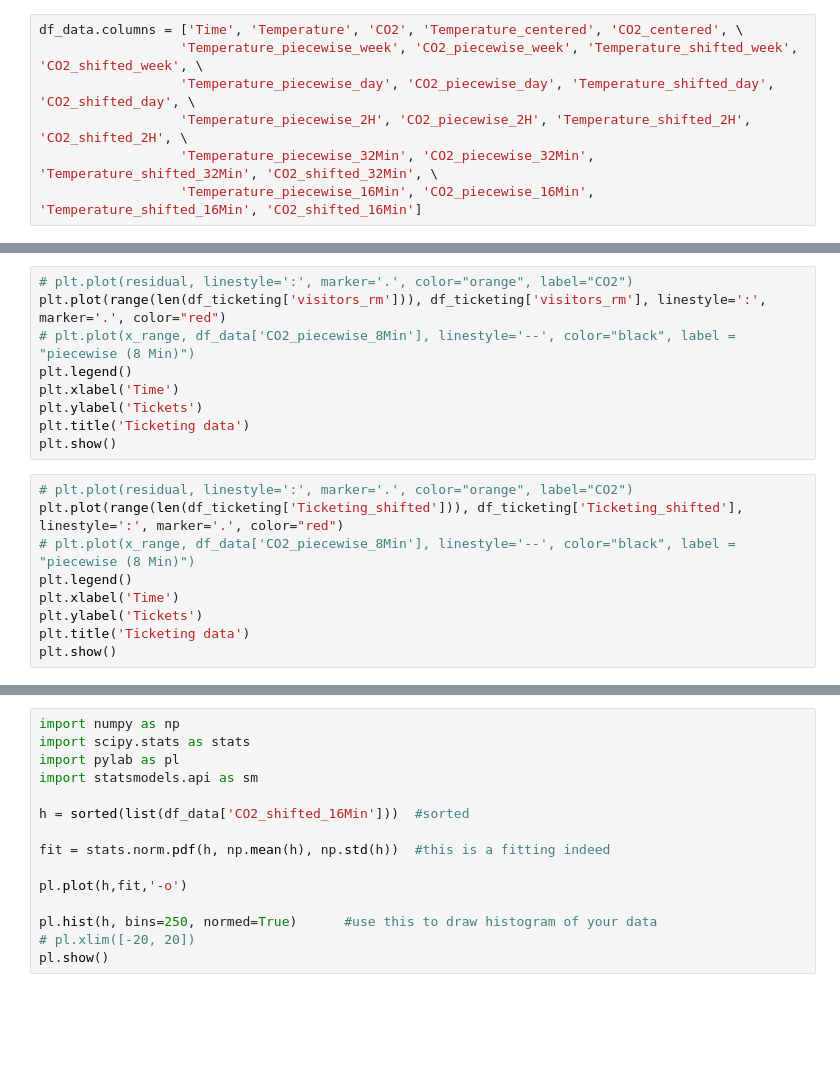
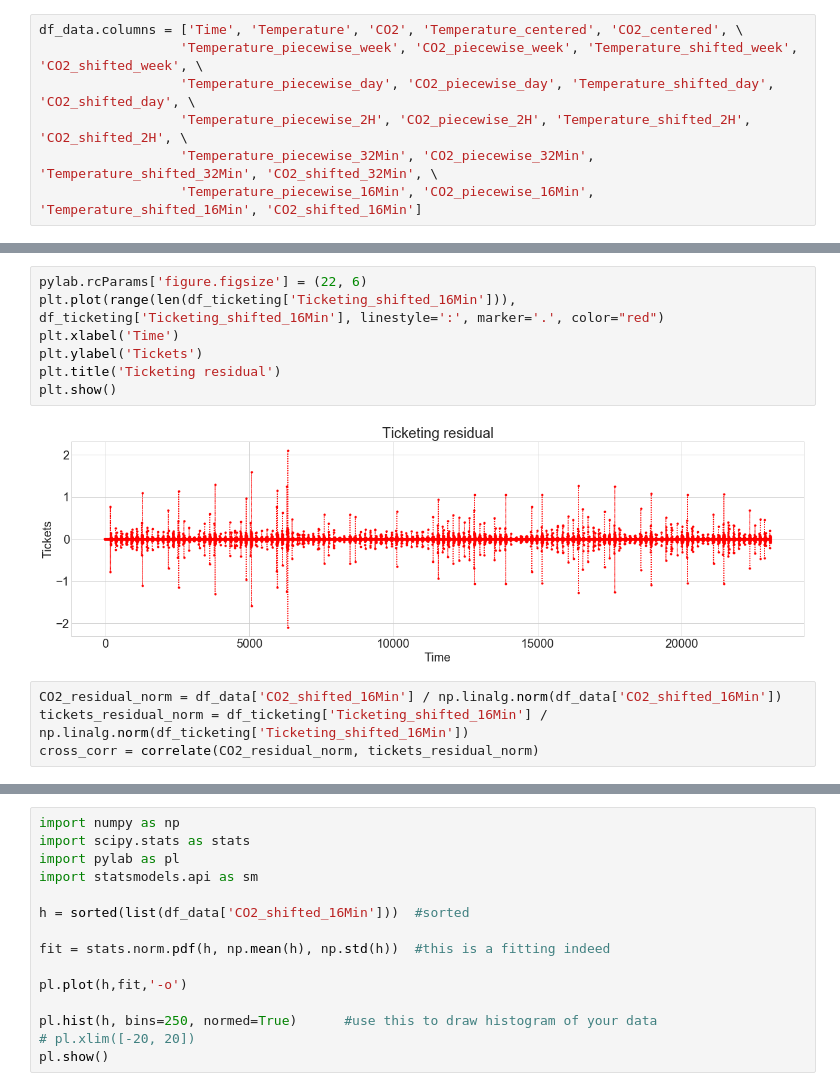
Before and after one commit to palindrome6/modelling_and_simulation, a Jupyter notebook: Signal_analysis.ipynb, the cells around one changed output, grey strips where cells are left out. Cells and saved outputs as stored; diff of their text form; blank space fills up the shorter version.

```diff
--- a/Signal_analysis.ipynb
+++ b/Signal_analysis.ipynb
@@ -263,18 +319,13 @@ plt.show()
 # %%
-# plt.plot(residual, linestyle=':', marker='.', color="orange", label="CO2")
-plt.plot(range(len(df_ticketing['visitors_rm'])), df_ticketing['visitors_rm'], linestyle=':', marker='.', color="red")
-# plt.plot(x_range, df_data['CO2_piecewise_8Min'], linestyle='--', color="black", label = "piecewise (8 Min)")
-plt.legend()
+pylab.rcParams['figure.figsize'] = (22, 6)
+plt.plot(range(len(df_ticketing['Ticketing_shifted_16Min'])), df_ticketing['Ticketing_shifted_16Min'], linestyle=':', marker='.', color="red")
 plt.xlabel('Time')
 plt.ylabel('Tickets')
-plt.title('Ticketing data')
+plt.title('Ticketing residual')
 plt.show()
+# %% [output]
+[figure, added]
-# %%
-# plt.plot(residual, linestyle=':', marker='.', color="orange", label="CO2")
-plt.plot(range(len(df_ticketing['Ticketing_shifted'])), df_ticketing['Ticketing_shifted'], linestyle=':', marker='.', color="red")
-# plt.plot(x_range, df_data['CO2_piecewise_8Min'], linestyle='--', color="black", label = "piecewise (8 Min)")
-plt.legend()
-plt.xlabel('Time')
-plt.ylabel('Tickets')
-plt.title('Ticketing data')
-plt.show()
+# %%
+CO2_residual_norm = df_data['CO2_shifted_16Min'] / np.linalg.norm(df_data['CO2_shifted_16Min'])
+tickets_residual_norm = df_ticketing['Ticketing_shifted_16Min'] / np.linalg.norm(df_ticketing['Ticketing_shifted_16Min'])
+cross_corr = correlate(CO2_residual_norm, tickets_residual_norm)
```
Also changed, not shown: parts of 34 cells of this notebook.
